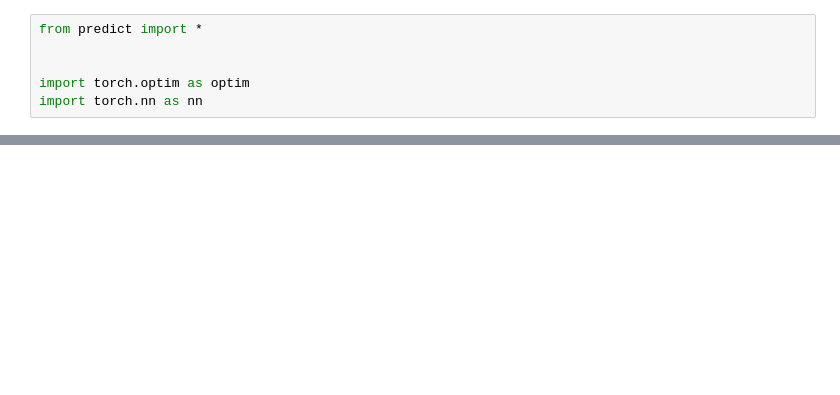
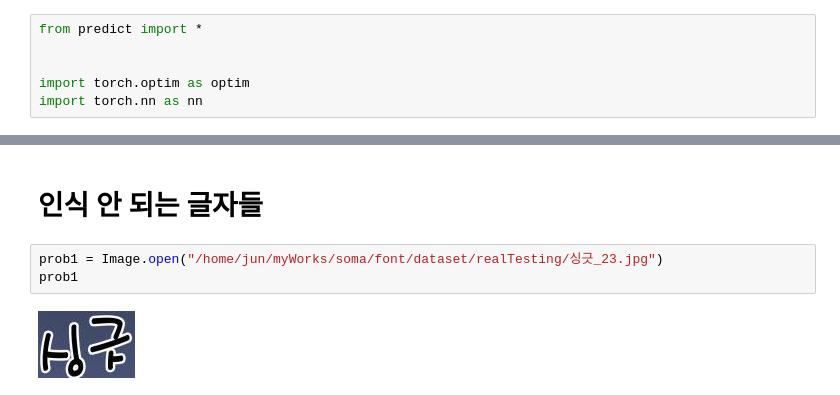
Before and after one commit to YMGYM/ocr_practice, a Jupyter notebook: image_edit.ipynb, the cells around one changed output, grey strips where cells are left out. Drawn from its saved outputs; the diff is of its cells as text; blank space fills up the shorter version.

```diff
--- a/image_edit.ipynb
+++ b/image_edit.ipynb
@@ -49,0 +53,7 @@ crnn_predict([blur])
+# %% [markdown]
+# 인식 안 되는 글자들
+# %%
+prob1 = Image.open("/home/jun/myWorks/soma/font/dataset/realTesting/싱긋_23.jpg")
+prob1
+# %% [output]
+[figure, added]
```
Also changed, not shown: parts of 8 cells of this notebook, 2 other files.
